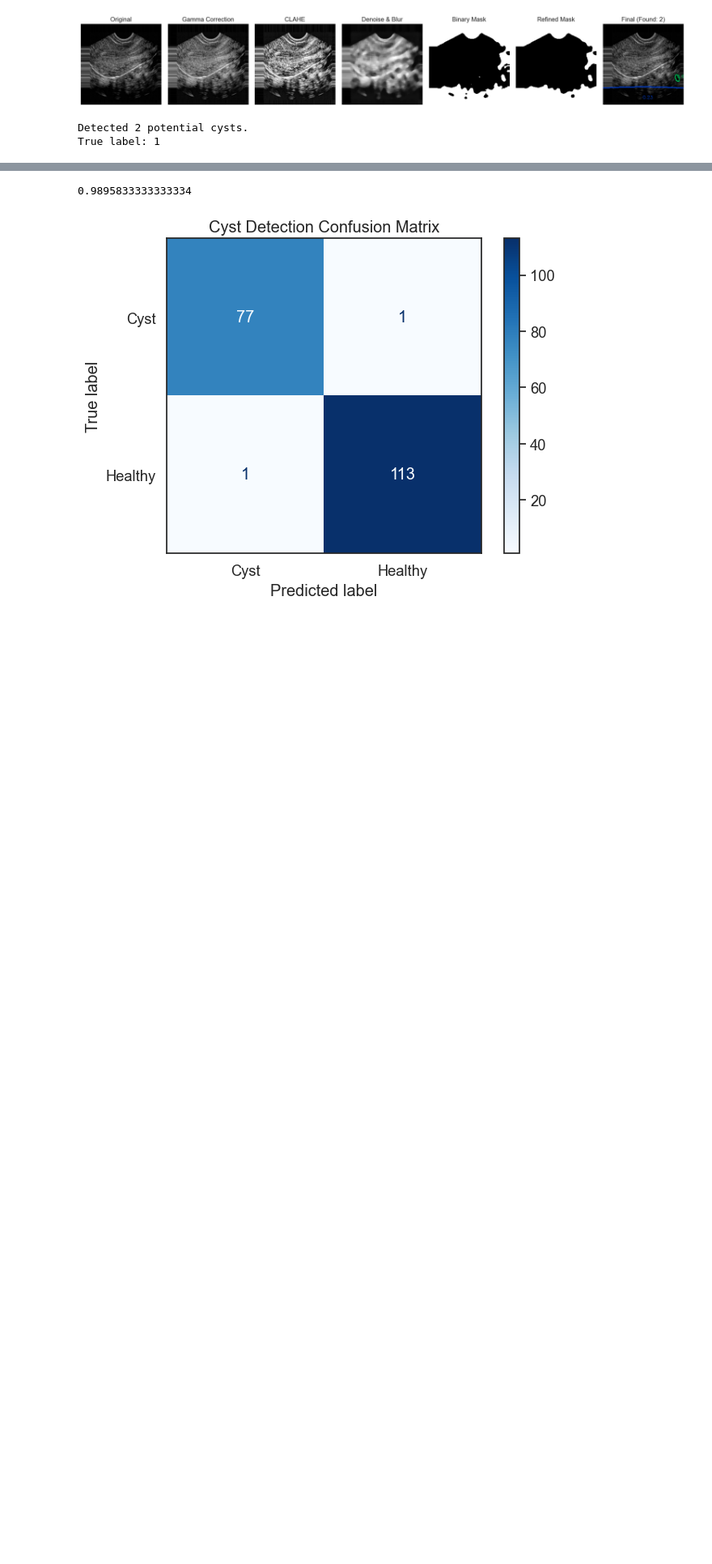
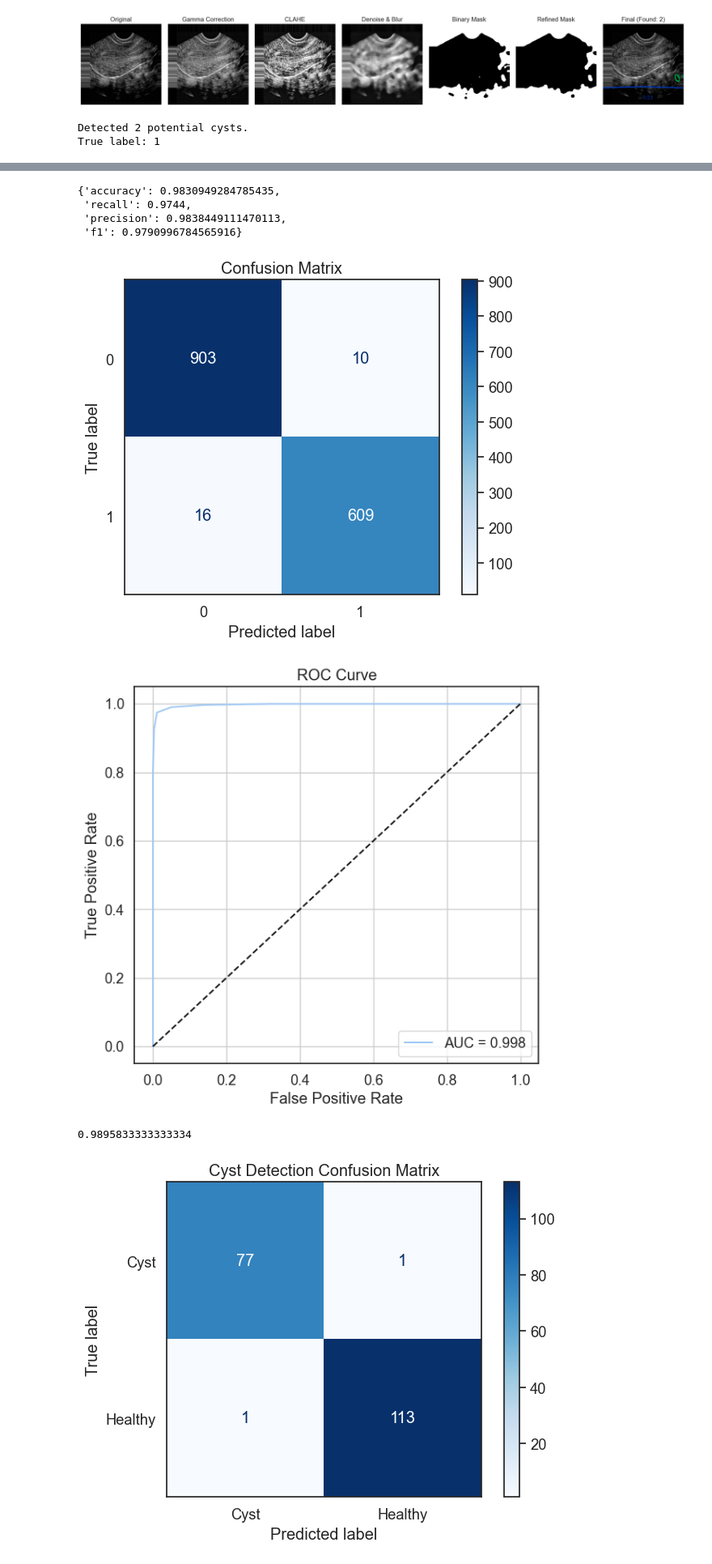
Before and after one commit to luisahorlledecastro/ML2, a Jupyter notebook: ML2_project_refactored.ipynb, the cells around one changed output, grey strips where cells are left out. Shown at 81% size. Cells and saved outputs as stored; diff of their text form; code cells hidden in the pictures; blank space fills up the shorter version.

```diff
--- a/ML2_project_refactored.ipynb
+++ b/ML2_project_refactored.ipynb
@@ -402,0 +467,2 @@ Best Settings: {'gamma': 0.9858565304178688, 'clahe_clip': 2.7255281981009314, '
+# %%
+MM.run_pcos_optimisation()
@@ -403,3 +483,17 @@ Best Settings: {'gamma': 0.9858565304178688, 'clahe_clip': 2.7255281981009314, '
+# %%
+df_optim = MM.infer_labels(optimise=True)
+MM.evaluate(df_optim)
+# %% [output]
+{'accuracy': 0.9830949284785435,
+ 'recall': 0.9744,
+ 'precision': 0.9838449111470113,
+ 'f1': 0.9790996784565916}
+# %%
+MM.plot_confusion_matrix(df_optim)
+MM.plot_roc_curve(df_optim)
+# %% [output]
+[figure, added]
+[figure, added]
 # %%
 MMval = ManualModel(P.val_cv)
 dfval = MMval.infer_labels()
```
Also changed, not shown: parts of 16 cells of this notebook.
